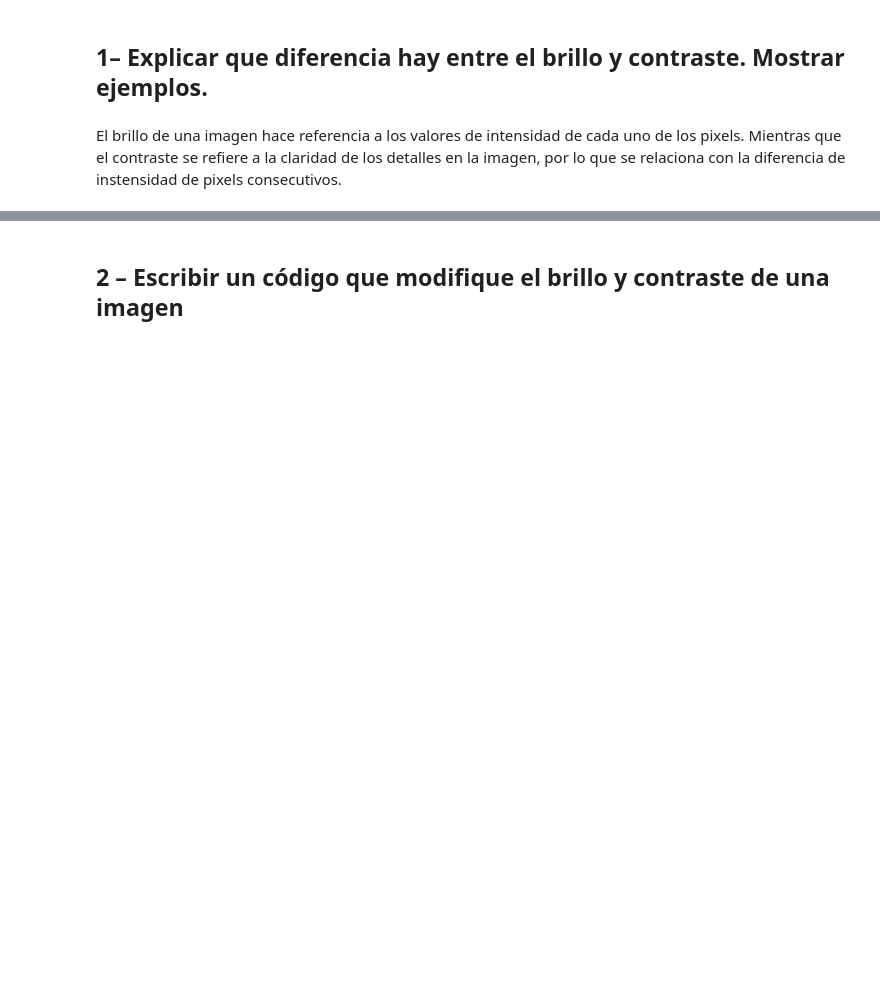
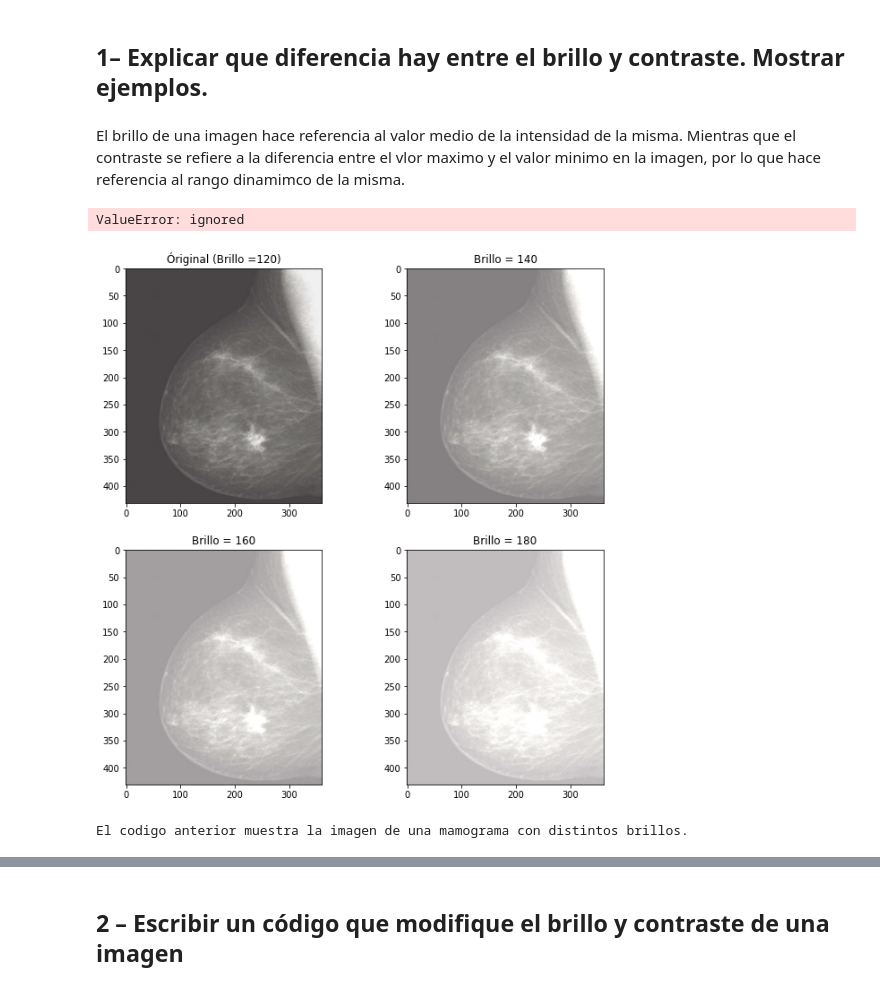
Before and after one commit to LuFernandez/imagaynes, a Jupyter notebook: Procesamiento en el dominio espacial/TpProcesamientoEspacial.ipynb, the cells around one changed output, grey strips where cells are left out. Drawn from its saved outputs; the diff is of its cells as text; code cells hidden in the pictures; blank space fills up the shorter version.

```diff
--- a/Procesamiento en el dominio espacial/TpProcesamientoEspacial.ipynb
+++ b/Procesamiento en el dominio espacial/TpProcesamientoEspacial.ipynb
@@ -11,5 +16,55 @@ import matplotlib.pyplot as plt
 # %% [markdown]
 ## 1– Explicar que diferencia hay entre el brillo y contraste. Mostrar ejemplos.
 # %% [markdown]
-El brillo de una imagen hace referencia a los valores de intensidad de cada uno de los pixels. Mientras que el contraste se refiere a la claridad de los detalles en la imagen, por lo que se relaciona con la diferencia de instensidad de pixels consecutivos.
+El brillo de una imagen hace referencia al valor medio de la intensidad de la misma. Mientras que el contraste se refiere a la diferencia entre el vlor maximo y el valor minimo en la imagen, por lo que hace referencia al rango dinamimco de la misma.
+# %%
+mmamogram_file = wget.download("https://tinyurl.com/y45x2x2r")
+# %% [output]
+ValueError: ignored
+# %%
+def NegativeTransform(img):
+  return 255-img
+def LogTransform(img,L=256):
+  c = (L-1)/np.log2(L)
+  return  c*(np.log2(img))
+def ChangeBrightnessAndContrast(img,desired_brightness=None, desired_contrast=None):
+  float_img = img.astype(float)
+  con_mod_img = float_img.copy()
+  if (desired_contrast != None):
+    contrast_factor = float( (259*(desired_contrast+255)) / (255 * (259 - desired_contrast)) )
+    for i in range(0,3):
+      con_mod_img   = (contrast_factor * (con_mod_img - 128) ) + 128
+    con_mod_img[con_mod_img<0] = 0
+    con_mod_img[con_mod_img>255] = 255
+  if (desired_brightness != None):
+    br_mod_img = con_mod_img + (desired_brightness - con_mod_img.mean())
+  else:
+    br_mod_img = con_mod_img
+  result = br_mod_img.astype(int)
+  result[result<0] = 0
+  result[result>255] = 255
+  return result
+
+
+#Original
+img = cv2.imread(mmamogram_file)
+fig_img = plt.figure(figsize=(8,8))
+plt.subplots_adjust(top = 1, bottom = 0, right = 1, left = 0, hspace = 0.2, wspace = 0.2)
+fig_img.add_subplot(2,2,1)
+plt.title('Óriginal (Brillo =120)')
+plt.imshow(img)
+
+initial_brightness = img.mean()
+for i in range(2,5):
+  fig_img.add_subplot(2,2,i)
+  plt.title('Brillo = ' + str(int(initial_brightness + i*20)))
+  plt.imshow( ChangeBrightnessAndContrast(img,desired_brightness=initial_brightness + i*30) )
+
+
+
+plt.show()
+print("\nEl codigo anterior muestra la imagen de una mamograma con distintos brillos.")
+# %% [output]
+[figure, added]
+El codigo anterior muestra la imagen de una mamograma con distintos brillos.
 # %%
```
Also changed, not shown: parts of 7 cells of this notebook.
